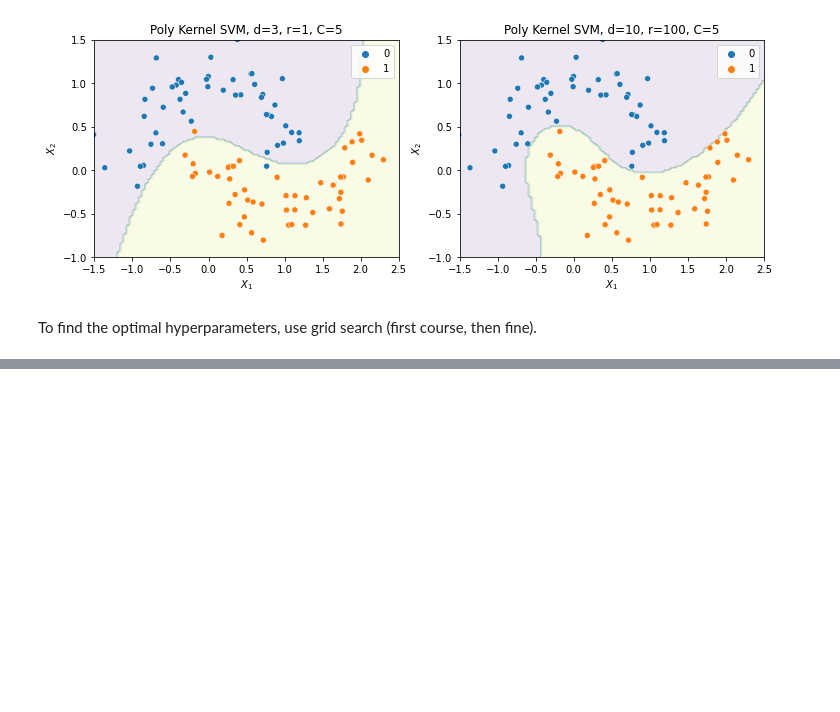
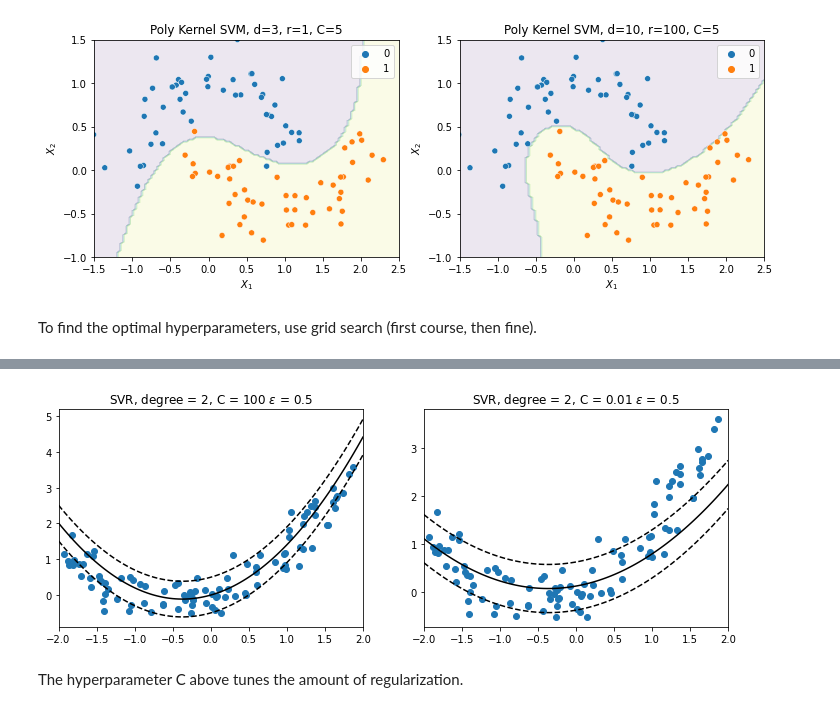
Before and after one commit to mtekant/HOML_2ndEdition, a Jupyter notebook: HOML Notes Ch 5.ipynb, the cells around one changed output, grey strips where cells are left out. Drawn from its saved outputs; the diff is of its cells as text; code cells hidden in the pictures; blank space fills up the shorter version.

```diff
--- a/HOML Notes Ch 5.ipynb
+++ b/HOML Notes Ch 5.ipynb
@@ -232,0 +308,35 @@ To find the optimal hyperparameters, use grid search (first course, then fine).
+# %%
+from sklearn.preprocessing import PolynomialFeatures
+
+polyfeats = PolynomialFeatures(degree = 2)
+Xpoly_scale = polyfeats.fit_transform(Xscale)
+eps = 0.5
+
+poly_svr_1 = LinearSVR(epsilon = eps, C = 100 ,max_iter = 100000)
+poly_svr_2 = LinearSVR(epsilon = eps, C = 0.01 ,max_iter = 100000)
+poly_svr_1.fit(Xpoly_scale,yquad)
+poly_svr_2.fit(Xpoly_scale,yquad);
+# %%
+a = poly_svr_1.coef_
+a2 = poly_svr_2.coef_
+
+plt.subplots(figsize=(12,4))
+plt.subplot(1,2,1)
+plt.scatter(X,yquad)
+plt.plot(xline,a[2] * xline**2 + a[1] * xline + a[0],'k')
+plt.plot(xline,a[2] * xline**2 + a[1] * xline + a[0] - eps,'k--')
+plt.plot(xline,a[2] * xline**2 + a[1] * xline + a[0] + eps,'k--')
+plt.xlim(-2,2)
+plt.title('SVR, degree = 2, C = 100 $\\epsilon$ = '+ str(eps))
+
+plt.subplot(1,2,2)
+plt.scatter(X,yquad)
+plt.plot(xline,a2[2] * xline**2 + a2[1] * xline + a2[0],'k')
+plt.plot(xline,a2[2] * xline**2 + a2[1] * xline + a2[0] - eps,'k--')
+plt.plot(xline,a2[2] * xline**2 + a2[1] * xline + a2[0] + eps,'k--')
+plt.xlim(-2,2)
+plt.title('SVR, degree = 2, C = 0.01 $\\epsilon$ = '+ str(eps));
+# %% [output]
+[figure, added]
+# %% [markdown]
+The hyperparameter C above tunes the amount of regularization.
```
Also changed, not shown: parts of 5 cells of this notebook.
